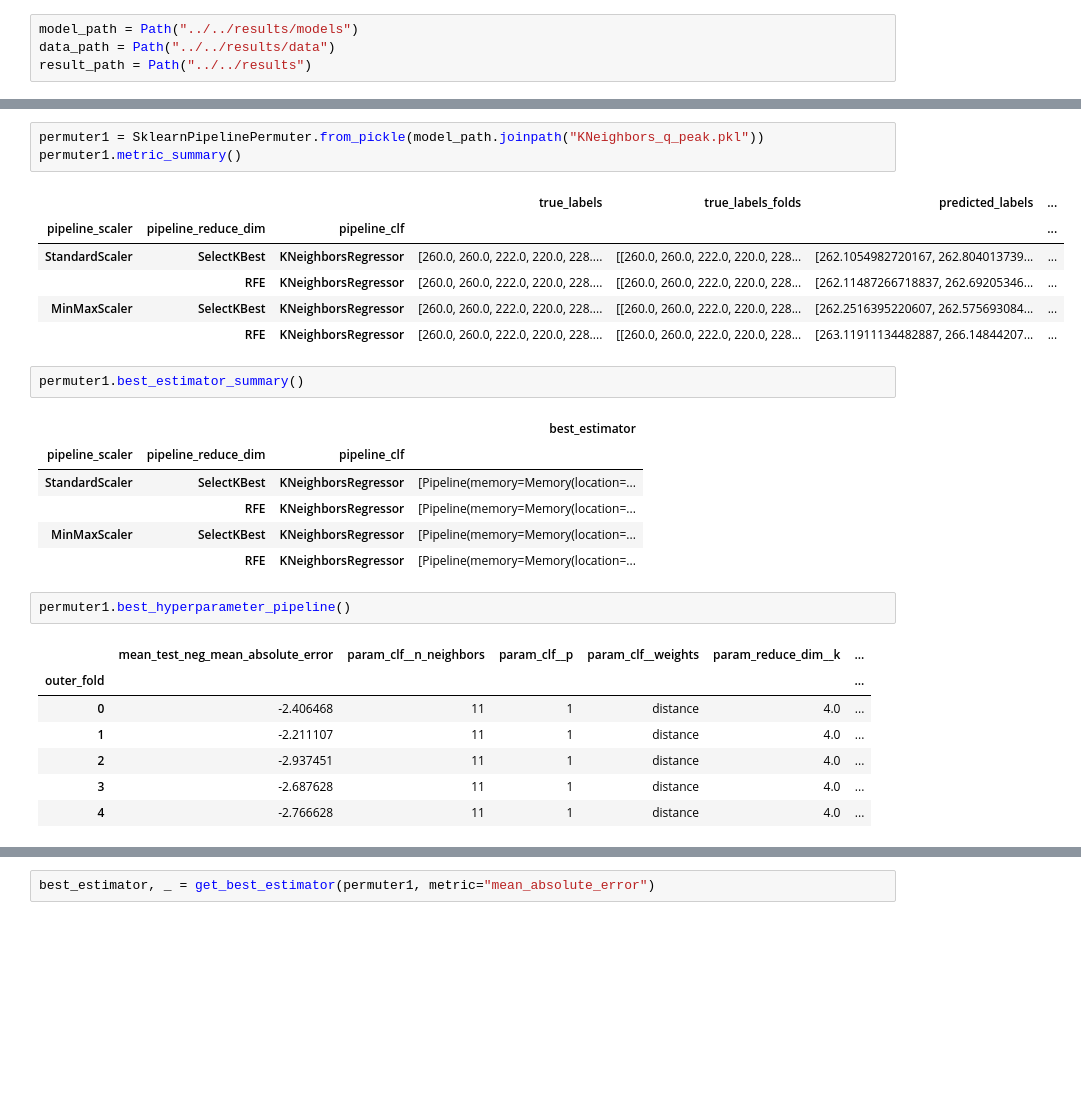
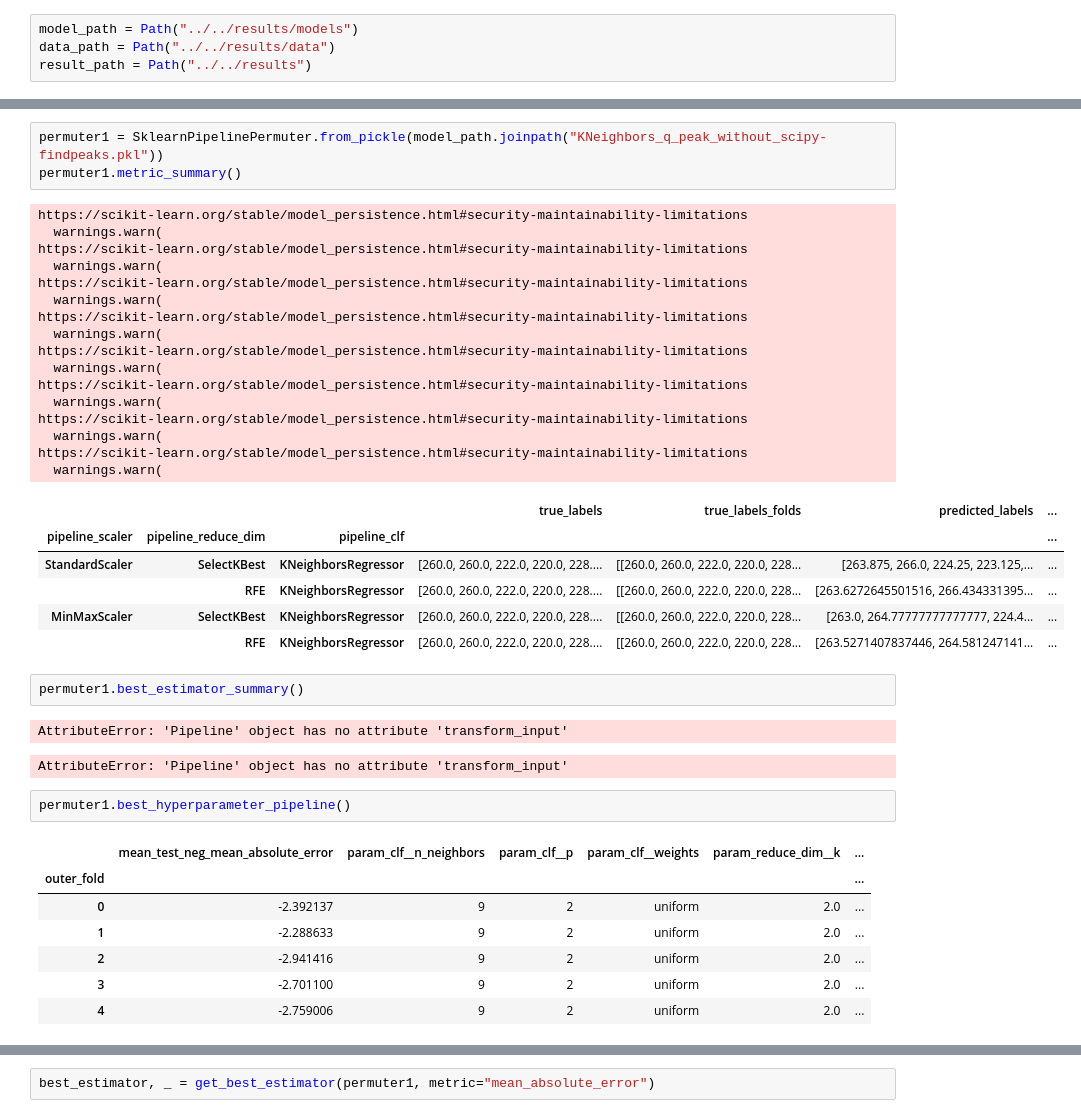
Before and after one commit to empkins/pepbench, a Jupyter notebook: experiments/pep_algorithm_benchmarking/notebooks/ML_analysis/EvaluateModelPerformance_q_peak.ipynb, the cells around one changed output, grey strips where cells are left out. Cells and saved outputs as stored; diff of their text form; blank space fills up the shorter version.

```diff
--- a/experiments/pep_algorithm_benchmarking/notebooks/ML_analysis/EvaluateModelPerformance_q_peak.ipynb
+++ b/experiments/pep_algorithm_benchmarking/notebooks/ML_analysis/EvaluateModelPerformance_q_peak.ipynb
@@ -45,32 +46,44 @@ input_data
 # %%
-permuter1 = SklearnPipelinePermuter.from_pickle(model_path.joinpath("KNeighbors_q_peak.pkl"))
+permuter1 = SklearnPipelinePermuter.from_pickle(model_path.joinpath("KNeighbors_q_peak_without_scipy-findpeaks.pkl"))
 permuter1.metric_summary()
 # %% [output]
+https://scikit-learn.org/stable/model_persistence.html#security-maintainability-limitations
+  warnings.warn(
+https://scikit-learn.org/stable/model_persistence.html#security-maintainability-limitations
+  warnings.warn(
+https://scikit-learn.org/stable/model_persistence.html#security-maintainability-limitations
+  warnings.warn(
+https://scikit-learn.org/stable/model_persistence.html#security-maintainability-limitations
+  warnings.warn(
+https://scikit-learn.org/stable/model_persistence.html#security-maintainability-limitations
+  warnings.warn(
+https://scikit-learn.org/stable/model_persistence.html#security-maintainability-limitations
+  warnings.warn(
+https://scikit-learn.org/stable/model_persistence.html#security-maintainability-limitations
+  warnings.warn(
+https://scikit-learn.org/stable/model_persistence.html#security-maintainability-limitations
+  warnings.warn(
 |  |  |  | true_labels | true_labels_folds | predicted_labels | ... |
 | pipeline_scaler | pipeline_reduce_dim | pipeline_clf |  |  |  | ... |
-| StandardScaler | SelectKBest | KNeighborsRegressor | [260.0, 260.0, 222.0, 220.0, 228.... | [[260.0, 260.0, 222.0, 220.0, 228... | [262.1054982720167, 262.804013739... | ... |
-|  | RFE | KNeighborsRegressor | [260.0, 260.0, 222.0, 220.0, 228.... | [[260.0, 260.0, 222.0, 220.0, 228... | [262.11487266718837, 262.69205346... | ... |
-| MinMaxScaler | SelectKBest | KNeighborsRegressor | [260.0, 260.0, 222.0, 220.0, 228.... | [[260.0, 260.0, 222.0, 220.0, 228... | [262.2516395220607, 262.575693084... | ... |
-|  | RFE | KNeighborsRegressor | [260.0, 260.0, 222.0, 220.0, 228.... | [[260.0, 260.0, 222.0, 220.0, 228... | [263.11911134482887, 266.14844207... | ... |
+| StandardScaler | SelectKBest | KNeighborsRegressor | [260.0, 260.0, 222.0, 220.0, 228.... | [[260.0, 260.0, 222.0, 220.0, 228... | [263.875, 266.0, 224.25, 223.125,... | ... |
+|  | RFE | KNeighborsRegressor | [260.0, 260.0, 222.0, 220.0, 228.... | [[260.0, 260.0, 222.0, 220.0, 228... | [263.6272645501516, 266.434331395... | ... |
+| MinMaxScaler | SelectKBest | KNeighborsRegressor | [260.0, 260.0, 222.0, 220.0, 228.... | [[260.0, 260.0, 222.0, 220.0, 228... | [263.0, 264.77777777777777, 224.4... | ... |
+|  | RFE | KNeighborsRegressor | [260.0, 260.0, 222.0, 220.0, 228.... | [[260.0, 260.0, 222.0, 220.0, 228... | [263.5271407837446, 264.581247141... | ... |
 # %%
 permuter1.best_estimator_summary()
 # %% [output]
-|  |  |  | best_estimator |
-| pipeline_scaler | pipeline_reduce_dim | pipeline_clf |  |
-| StandardScaler | SelectKBest | KNeighborsRegressor | [Pipeline(memory=Memory(location=... |
-|  | RFE | KNeighborsRegressor | [Pipeline(memory=Memory(location=... |
-| MinMaxScaler | SelectKBest | KNeighborsRegressor | [Pipeline(memory=Memory(location=... |
-|  | RFE | KNeighborsRegressor | [Pipeline(memory=Memory(location=... |
+AttributeError: 'Pipeline' object has no attribute 'transform_input'
+AttributeError: 'Pipeline' object has no attribute 'transform_input'
 # %%
 permuter1.best_hyperparameter_pipeline()
 # %% [output]
 |  | mean_test_neg_mean_absolute_error | param_clf__n_neighbors | param_clf__p | param_clf__weights | param_reduce_dim__k | ... |
 | outer_fold |  |  |  |  |  | ... |
-| 0 | -2.406468 | 11 | 1 | distance | 4.0 | ... |
-| 1 | -2.211107 | 11 | 1 | distance | 4.0 | ... |
-| 2 | -2.937451 | 11 | 1 | distance | 4.0 | ... |
-| 3 | -2.687628 | 11 | 1 | distance | 4.0 | ... |
-| 4 | -2.766628 | 11 | 1 | distance | 4.0 | ... |
+| 0 | -2.392137 | 9 | 2 | uniform | 2.0 | ... |
+| 1 | -2.288633 | 9 | 2 | uniform | 2.0 | ... |
+| 2 | -2.941416 | 9 | 2 | uniform | 2.0 | ... |
+| 3 | -2.701100 | 9 | 2 | uniform | 2.0 | ... |
+| 4 | -2.759006 | 9 | 2 | uniform | 2.0 | ... |
 # %%
 best_algo = get_best_pipeline_results(permuter1, metric="mean_absolute_error")
 best_algo
```
Also changed, not shown: parts of 29 cells of this notebook, 9 other files.
